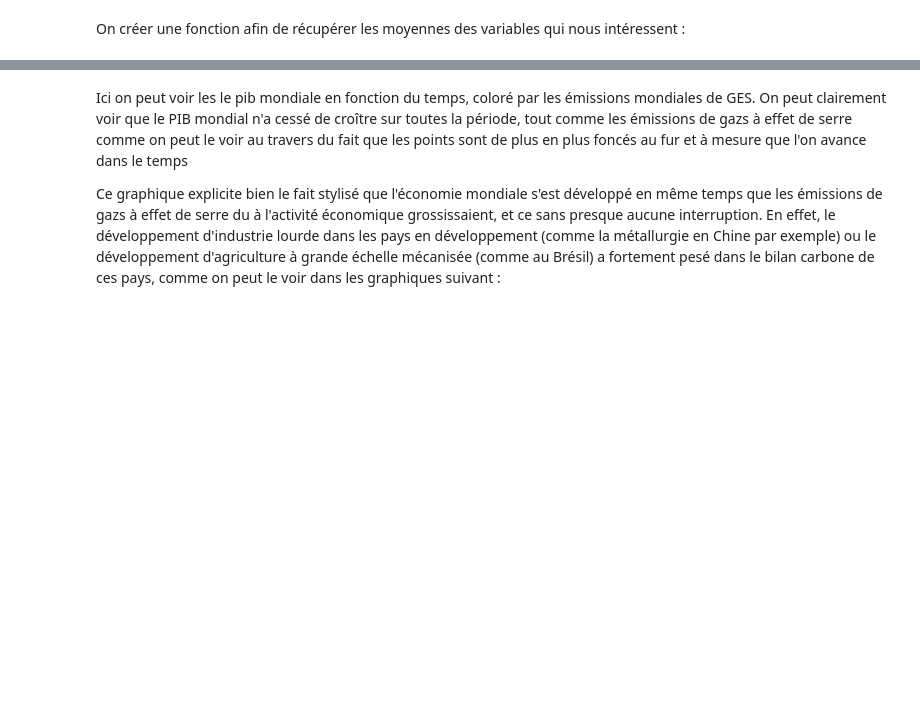
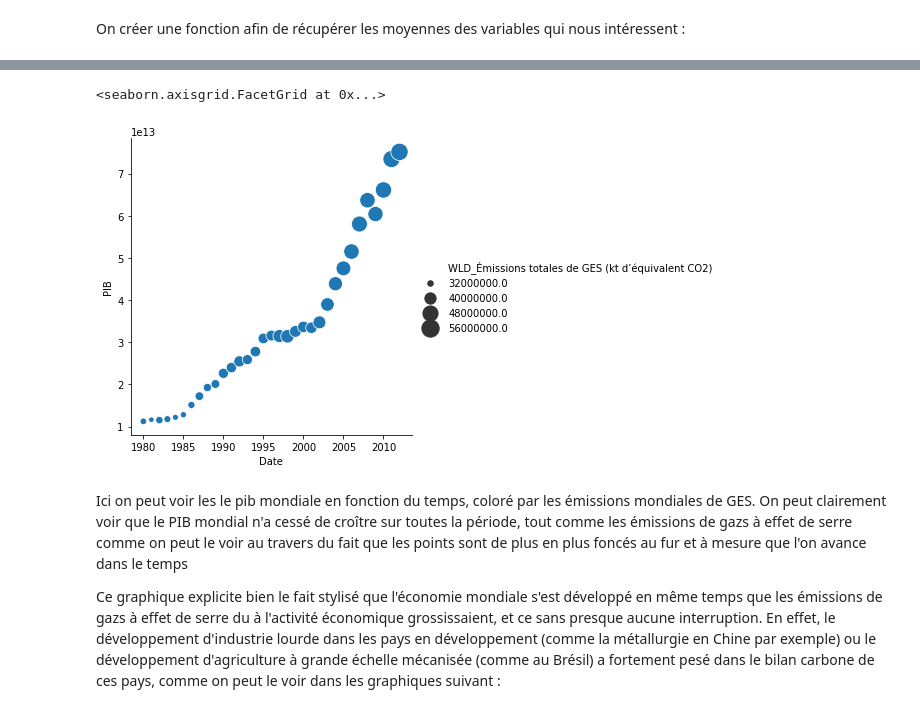
Before and after one commit to Adrien-Mcode/Python-data-science-Lecalve-Majka, a Jupyter notebook: COPIE .2, code variable.ipynb, the cells around one changed output, grey strips where cells are left out. Cells and saved outputs as stored; diff of their text form; code cells hidden in the pictures; blank space fills up the shorter version.

```diff
--- a/COPIE .2, code variable.ipynb
+++ b/COPIE .2, code variable.ipynb
@@ -146,5 +175,5 @@ var_list
 # %%
-def triplot_seaborn (var1,var2,country_code,Titre,axis,var3 = None) :
+def triplot_seaborn (var1,var2,country_code,Titre,var3 = None) :
     year = list(df)[3:]
     for i in range(len(year)):
         year[i] = float(year[i])
@@ -153,8 +182,7 @@ def triplot_seaborn (var1,var2,country_code,Titre,axis,var3 = None) :
     df_plot.loc['year'] = year
     df_plot = df_plot.T
     if var3 != None :
-        graph = sns.relplot(ax = axis,
-                            data = df_plot,
+        graph = sns.relplot(data = df_plot,
                             x= 'year', y = country_code + var1,
                             hue = country_code + var3,
                             size = country_code + var2,
@@ -162,8 +190,7 @@ def triplot_seaborn (var1,var2,country_code,Titre,axis,var3 = None) :
                             sizes = (30,300),
                             kind = 'scatter')
     else :
-        graph = sns.relplot(ax = axis,
-                            data = df_plot,
+        graph = sns.relplot(data = df_plot,
                             x= 'year', y = country_code + var1,
                             size = country_code + var2,
                             sizes = (30,300),
@@ -172,7 +199,13 @@ def triplot_seaborn (var1,var2,country_code,Titre,axis,var3 = None) :
     graph.set_axis_labels('Date','PIB').set_titles(Titre)
     return(graph)
 # %%
-triplot_seaborn('_GDP (current US$)','_Émissions totales de GES (kt d’équivalent CO2)','WLD','PIB mondiale en fonction du temps',var3 = None)
+triplot_seaborn('_GDP (current US$)',
+                '_Émissions totales de GES (kt d’équivalent CO2)',
+                'WLD','PIB mondiale en fonction du temps',
+                var3 = None)
+# %% [output]
+<seaborn.axisgrid.FacetGrid at 0x...>
+[figure, added]
 # %% [markdown]
 Ici on peut voir les le pib mondiale en fonction du temps, coloré par les émissions mondiales de GES. On peut clairement voir que le PIB mondial n'a cessé de croître sur toutes la période, tout comme les émissions de gazs à effet de serre comme on peut le voir au travers du fait que les points sont de plus en plus foncés au fur et à mesure que l'on avance dans le temps
 
```
Also changed, not shown: parts of 37 cells of this notebook.
